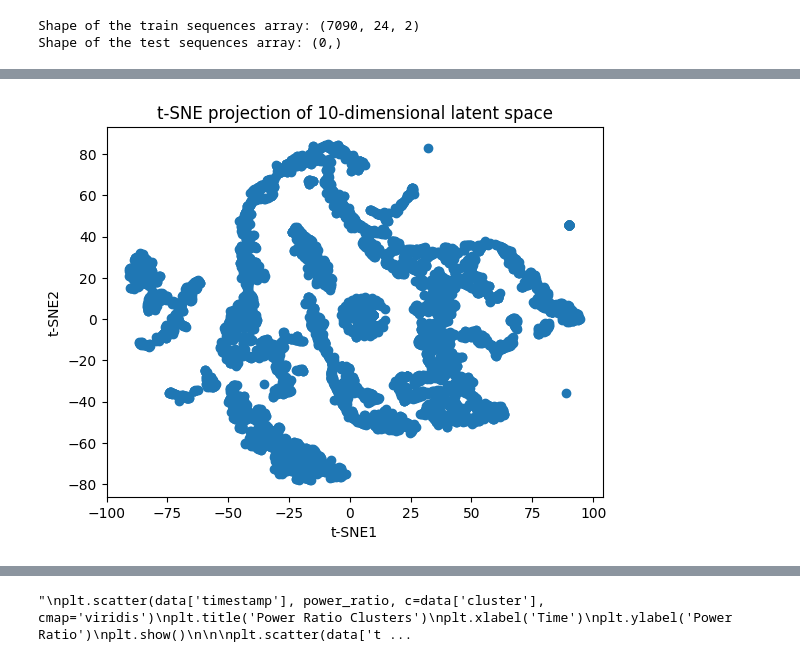
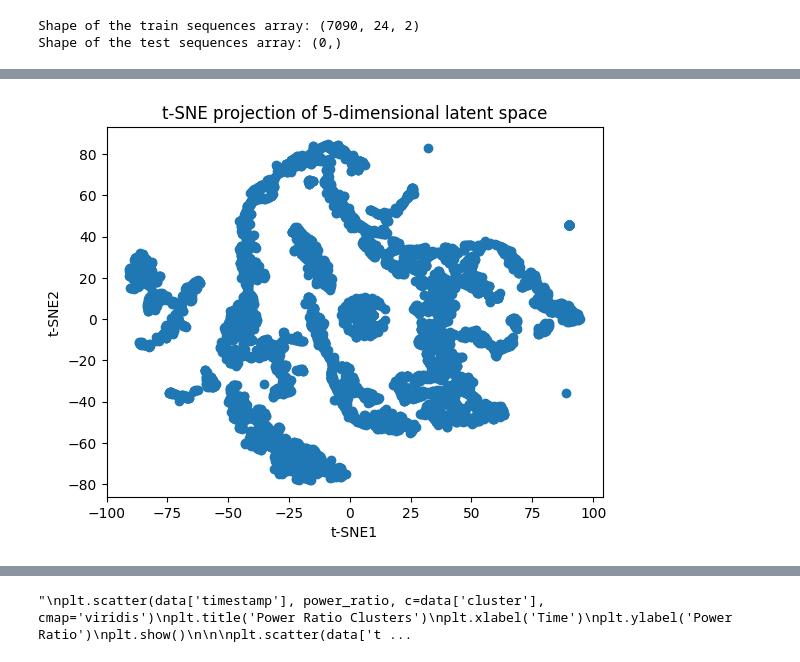
Before and after one commit to ahilan83/neoen-site, a Jupyter notebook: src/anomaly_detection_vae_lstm_clustering_one-year-data-power-loss-v0.ipynb, the cells around one changed output, grey strips where cells are left out. Saved outputs shown, nothing was run; the diff lists cells and outputs as text; code cells hidden in the pictures.

```diff
--- a/src/anomaly_detection_vae_lstm_clustering_one-year-data-power-loss-v0.ipynb
+++ b/src/anomaly_detection_vae_lstm_clustering_one-year-data-power-loss-v0.ipynb
@@ -316,7 +375,7 @@ tsne = TSNE(n_components=2, random_state=42)
 tsne_result = tsne.fit_transform(encoded_data)
 
 plt.scatter(tsne_result[:, 0], tsne_result[:, 1])
-plt.title('t-SNE projection of 10-dimensional latent space')
+plt.title('t-SNE projection of 5-dimensional latent space')
 plt.xlabel('t-SNE1')
 plt.ylabel('t-SNE2')
 plt.show()
@@ -337,4 +396,4 @@ plt.show()
-[figure, old version]
+[figure, new version]
 # %%
 from sklearn.cluster import KMeans
 from sklearn.cluster import DBSCAN
```
Also changed, not shown: parts of 8 cells of this notebook, 17 other files.
